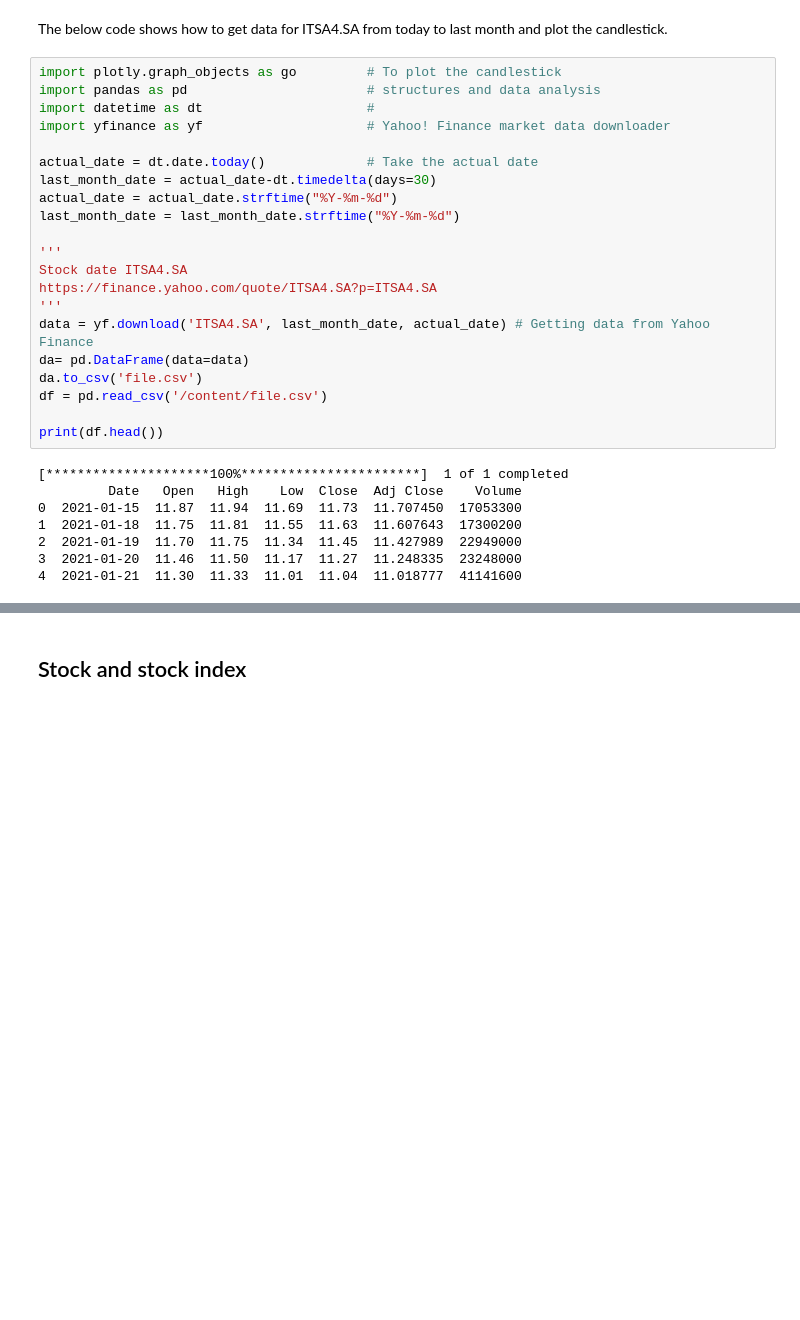
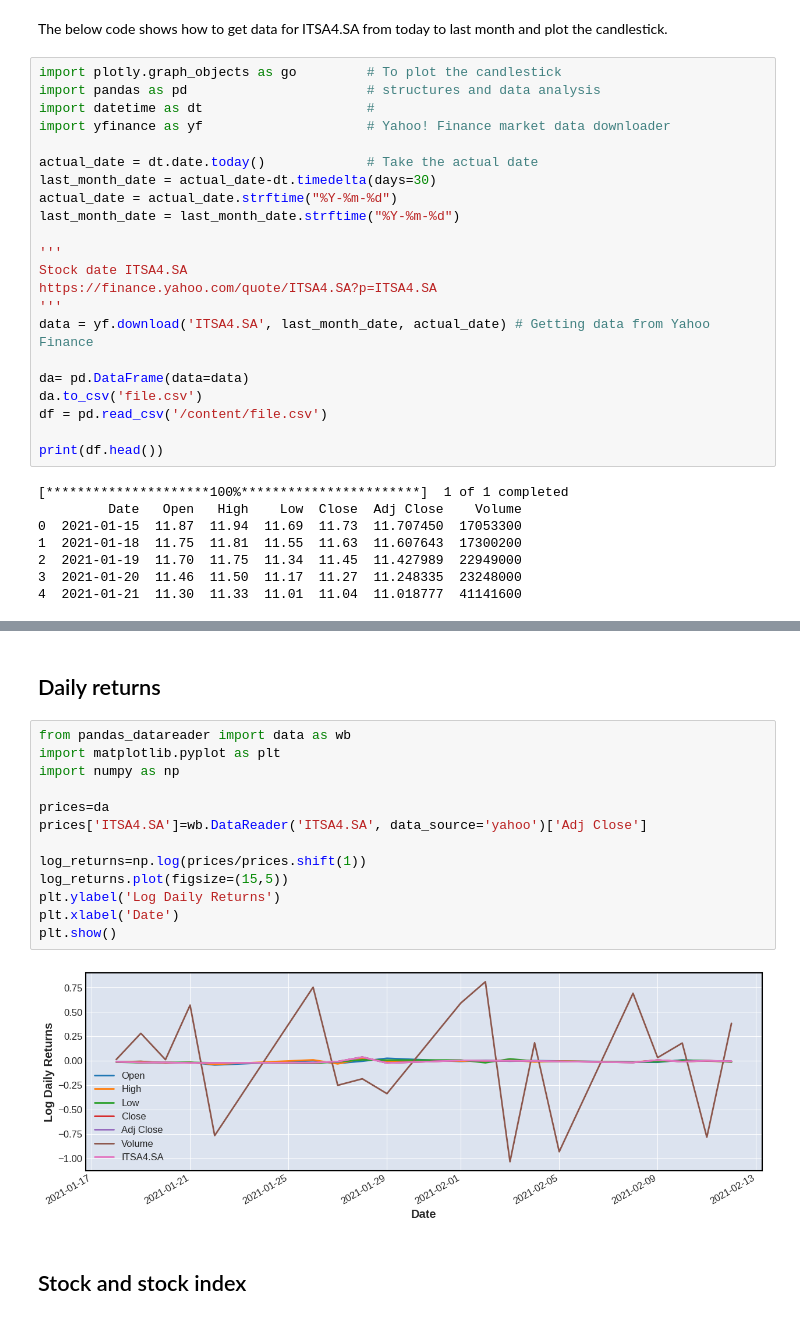
Before and after one commit to roscibely/stock-price-prediction, a Jupyter notebook: Stock_analysis_with_python.ipynb, the cells around one changed output, grey strips where cells are left out. Saved outputs shown, nothing was run; the diff lists cells and outputs as text; blank space fills up the shorter version.

```diff
--- a/Stock_analysis_with_python.ipynb
+++ b/Stock_analysis_with_python.ipynb
@@ -25,6 +25,7 @@ Stock date ITSA4.SA
 https://finance.yahoo.com/quote/ITSA4.SA?p=ITSA4.SA
 '''
 data = yf.download('ITSA4.SA', last_month_date, actual_date) # Getting data from Yahoo Finance
+
 da= pd.DataFrame(data=data)
 da.to_csv('file.csv')
 df = pd.read_csv('/content/file.csv')
@@ -48,6 +49,23 @@ fig = go.Figure(data=[go.Candlestick(x=df['Date'],
 fig.show()
 # %% [output]
 [interactive output not drawn]
+# %% [markdown]
+## Daily returns
+# %%
+from pandas_datareader import data as wb
+import matplotlib.pyplot as plt
+import numpy as np
+
+prices=da
+prices['ITSA4.SA']=wb.DataReader('ITSA4.SA', data_source='yahoo')['Adj Close']
+
+log_returns=np.log(prices/prices.shift(1))
+log_returns.plot(figsize=(15,5))
+plt.ylabel('Log Daily Returns')
+plt.xlabel('Date')
+plt.show()
+# %% [output]
+[figure, added]
 # %% [markdown]
 ## Stock and stock index
 # %%
```
